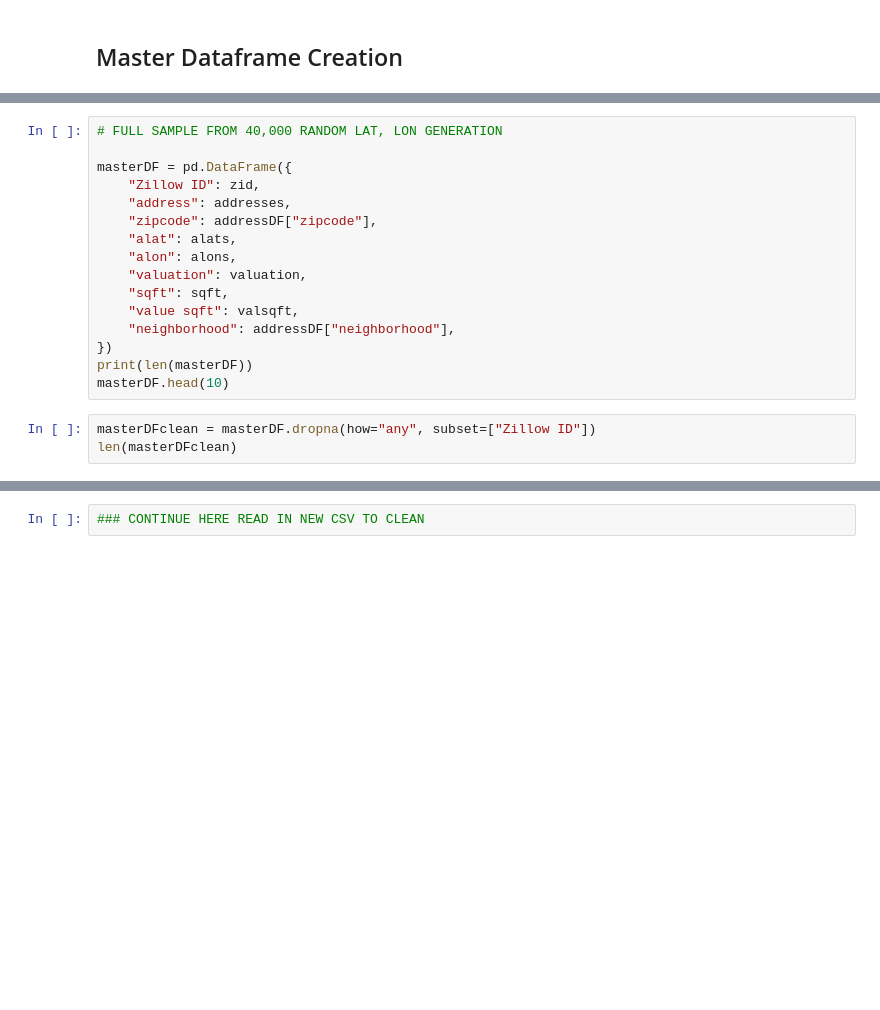
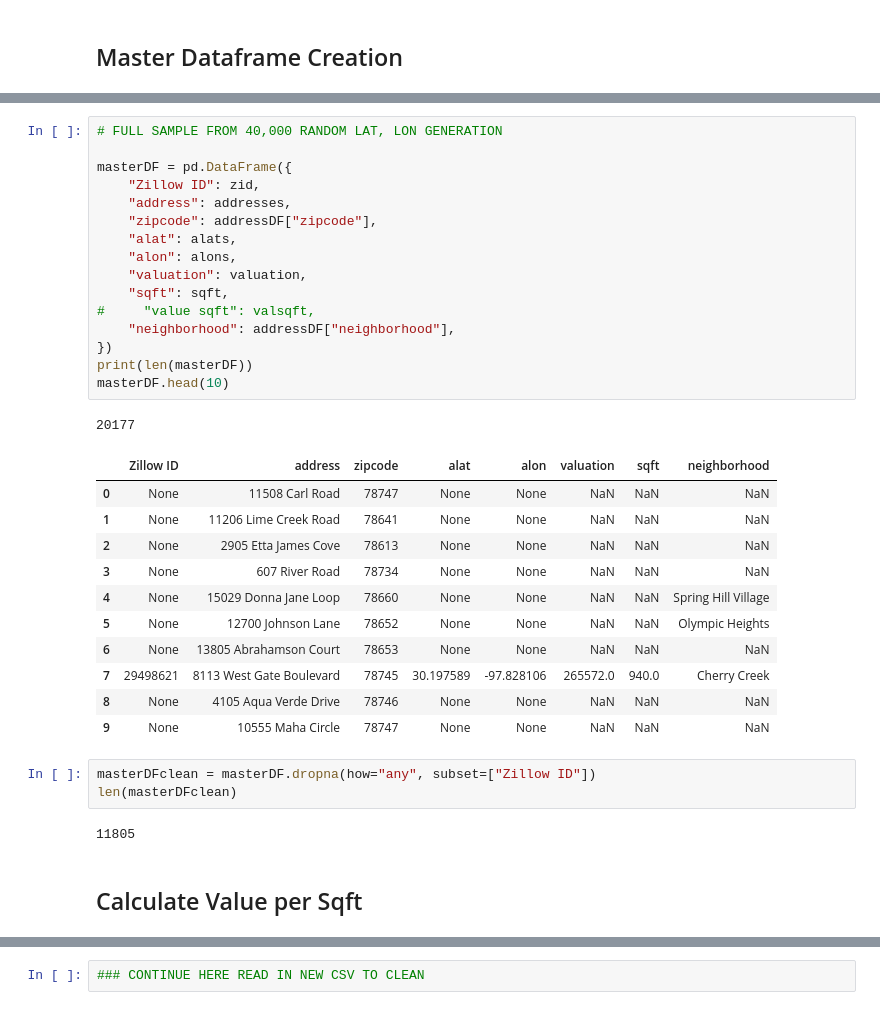
Before and after one commit to vlarie/EPIC_team5, a Jupyter notebook: EPICdata.ipynb, the cells around one changed output, grey strips where cells are left out. Saved outputs shown, nothing was run; the diff lists cells and outputs as text; blank space fills up the shorter version.

Commit message:
Ran Zillow API call on address list from 40,000 lat, lon, saved to masterDF.csv

```diff
--- a/EPICdata.ipynb
+++ b/EPICdata.ipynb
@@ -415,19 +436,36 @@ addressDF.head()
 # %%
 # FULL SAMPLE FROM 40,000 RANDOM LAT, LON GENERATION
 
 masterDF = pd.DataFrame({
     "Zillow ID": zid,
     "address": addresses,
     "zipcode": addressDF["zipcode"],
     "alat": alats,
     "alon": alons,
     "valuation": valuation,
     "sqft": sqft,
-    "value sqft": valsqft,
+#     "value sqft": valsqft,
     "neighborhood": addressDF["neighborhood"],
 })
 print(len(masterDF))
 masterDF.head(10)
+# %% [output]
+20177
+|  | Zillow ID | address | zipcode | alat | alon | valuation | sqft | neighborhood |
+| 0 | None | 11508 Carl Road | 78747 | None | None | NaN | NaN | NaN |
+| 1 | None | 11206 Lime Creek Road | 78641 | None | None | NaN | NaN | NaN |
+| 2 | None | 2905 Etta James Cove | 78613 | None | None | NaN | NaN | NaN |
+| 3 | None | 607 River Road | 78734 | None | None | NaN | NaN | NaN |
+| 4 | None | 15029 Donna Jane Loop | 78660 | None | None | NaN | NaN | Spring Hill Village |
+| 5 | None | 12700 Johnson Lane | 78652 | None | None | NaN | NaN | Olympic Heights |
+| 6 | None | 13805 Abrahamson Court | 78653 | None | None | NaN | NaN | NaN |
+| 7 | 29498621 | 8113 West Gate Boulevard | 78745 | 30.197589 | -97.828106 | 265572.0 | 940.0 | Cherry Creek |
+| 8 | None | 4105 Aqua Verde Drive | 78746 | None | None | NaN | NaN | NaN |
+| 9 | None | 10555 Maha Circle | 78747 | None | None | NaN | NaN | NaN |
 # %%
 masterDFclean = masterDF.dropna(how="any", subset=["Zillow ID"])
 len(masterDFclean)
+# %% [output]
+11805
+# %% [markdown]
+## Calculate Value per Sqft
```
Also changed, not shown: parts of 9 cells of this notebook, 1 other file.
